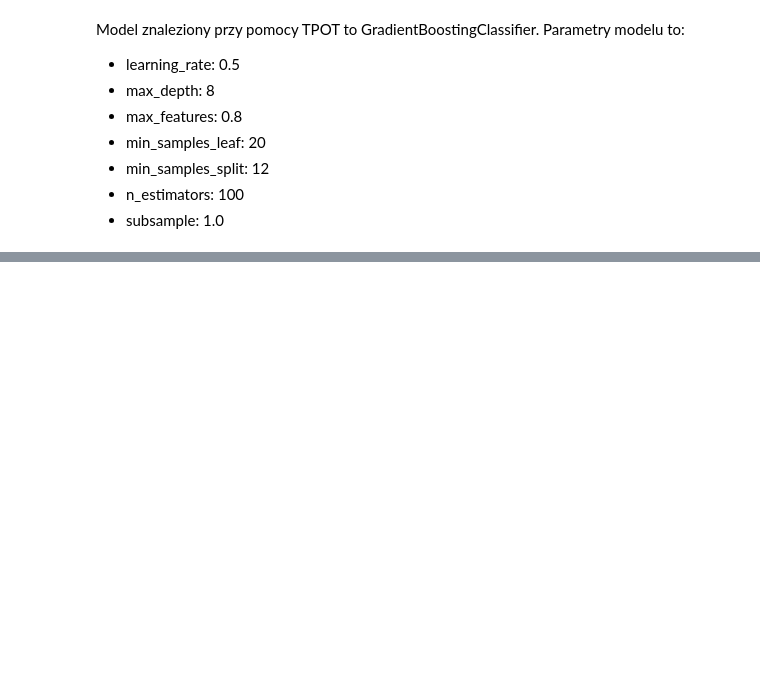
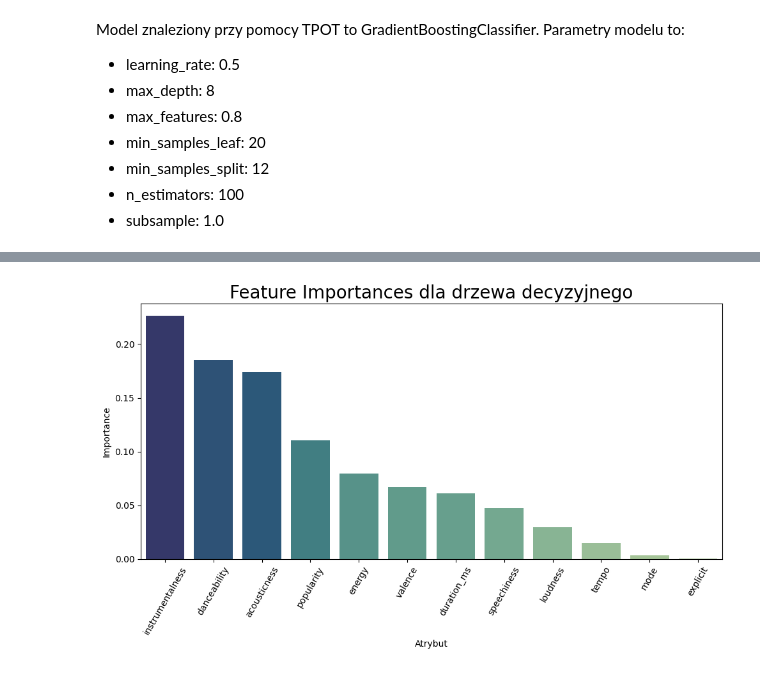
Before and after one commit to anras5/songs-classifier, a Jupyter notebook: data-analysis/src/analysis.ipynb, the cells around one changed output, grey strips where cells are left out. Saved outputs shown, nothing was run; the diff lists cells and outputs as text; code cells hidden in the pictures; blank space fills up the shorter version.

```diff
--- a/data-analysis/src/analysis.ipynb
+++ b/data-analysis/src/analysis.ipynb
@@ -530,6 +518,7 @@ param_grid = {
 grid_search = GridSearchCV(DecisionTreeClassifier(), param_grid, cv=5, scoring='accuracy', n_jobs=-1)
 grid_search.fit(X_train, y_train)
 best_model = grid_search.best_estimator_
+tree = grid_search.best_estimator_
 y_pred = best_model.predict(X_test)
 print(f"Best parameters: {grid_search.best_params_}")
 report = classification_report(y_test, y_pred)
@@ -668,9 +658,9 @@ Model znaleziony przy pomocy TPOT to GradientBoostingClassifier. Parametry model
 - n_estimators: 100
 - subsample: 1.0
 # %%
-model = GradientBoostingClassifier(learning_rate=0.5, max_depth=8, max_features=0.8, min_samples_leaf=20, min_samples_split=12, n_estimators=100, subsample=1.0)
-model.fit(X_train, y_train)
-y_pred = model.predict(X_test)
+gbc = GradientBoostingClassifier(learning_rate=0.5, max_depth=8, max_features=0.8, min_samples_leaf=20, min_samples_split=12, n_estimators=100, subsample=1.0)
+gbc.fit(X_train, y_train)
+y_pred = gbc.predict(X_test)
 report = classification_report(y_test, y_pred)
 print(report)
 cm = confusion_matrix(y_test, y_pred, labels=model.classes_)
@@ -692,0 +689,17 @@ Wytrenowany model posiada 82% accuracy, średnią 82% precision, średnią 81% r
+# %%
+importances = tree.feature_importances_
+
+feature_names = X_train.columns
+df_importance = pd.DataFrame({'feature': feature_names, 'importance': importances})
+df_importance = df_importance.sort_values(by='importance', ascending=False)
+
+plt.figure(figsize=(10, 6))
+sns.barplot(data=df_importance, y='importance', x='feature', hue='importance', palette='crest', legend=None)
+plt.title('Feature Importances dla drzewa decyzyjnego', fontsize=20)
+plt.xlabel('Atrybut')
+plt.ylabel('Importance')
+plt.xticks(rotation=60)
+plt.tight_layout()
+plt.show()
+# %% [output]
+[figure, added]
```
Also changed, not shown: parts of 30 cells of this notebook.
